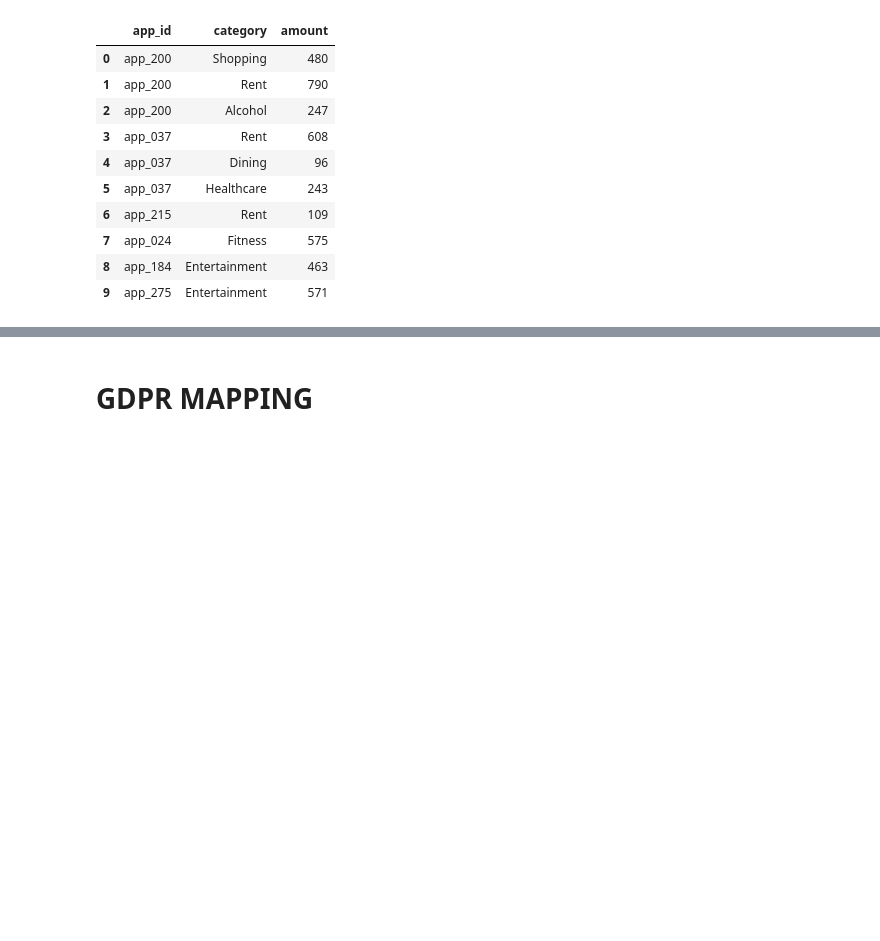
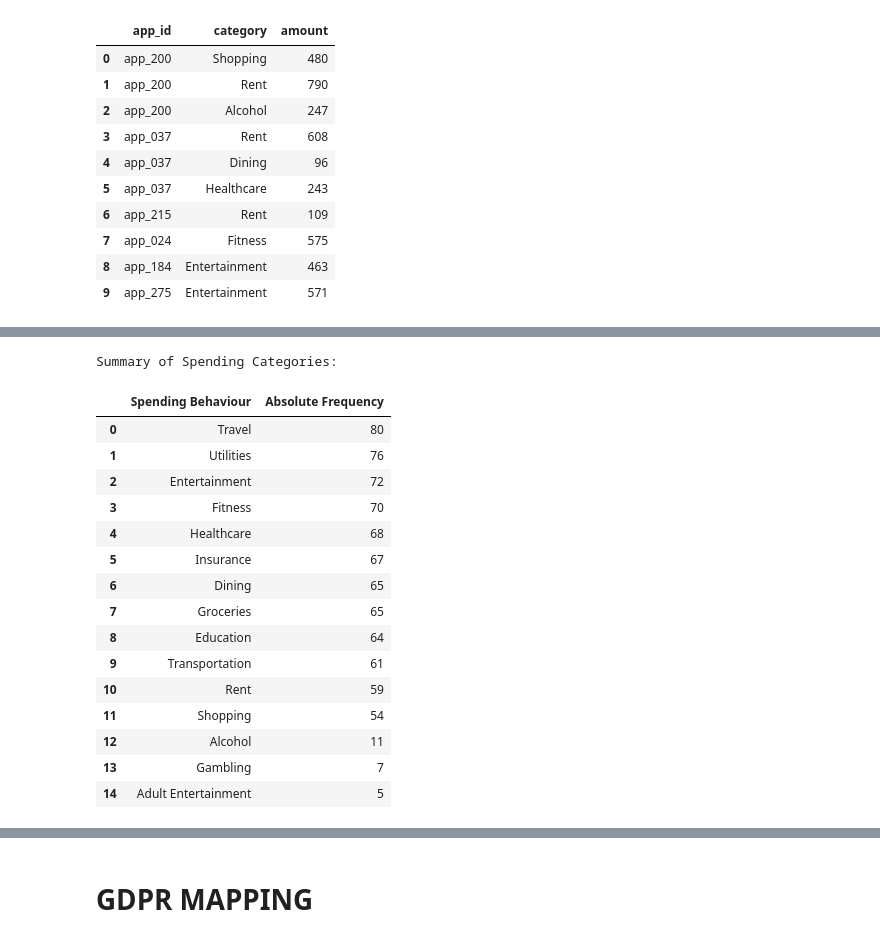
Before and after one commit to maxhaus31/dego-project-team7, a Jupyter notebook: 03-privacy-demo.ipynb, the cells around one changed output, grey strips where cells are left out. Cells and saved outputs as stored; diff of their text form; code cells hidden in the pictures; blank space fills up the shorter version.

```diff
--- a/03-privacy-demo.ipynb
+++ b/03-privacy-demo.ipynb
@@ -49,3 +69,31 @@ Spending Behavior Dataset:
+# %%
+# Create a summary dataframe with unique categories and their absolute frequencies
+category_summary = merged_df['category'].value_counts().reset_index()
+
+# Rename columns for clarity
+category_summary.columns = ['Spending Behaviour', 'Absolute Frequency']
+
+# Display the resulting dataframe
+print("Summary of Spending Categories:")
+display(category_summary)
+# %% [output]
+Summary of Spending Categories:
+|  | Spending Behaviour | Absolute Frequency |
+| 0 | Travel | 80 |
+| 1 | Utilities | 76 |
+| 2 | Entertainment | 72 |
+| 3 | Fitness | 70 |
+| 4 | Healthcare | 68 |
+| 5 | Insurance | 67 |
+| 6 | Dining | 65 |
+| 7 | Groceries | 65 |
+| 8 | Education | 64 |
+| 9 | Transportation | 61 |
+| 10 | Rent | 59 |
+| 11 | Shopping | 54 |
+| 12 | Alcohol | 11 |
+| 13 | Gambling | 7 |
+| 14 | Adult Entertainment | 5 |
 # %% [markdown]
 # PII IDENTIFICATION
 
```
Also changed, not shown: parts of 16 cells of this notebook.
